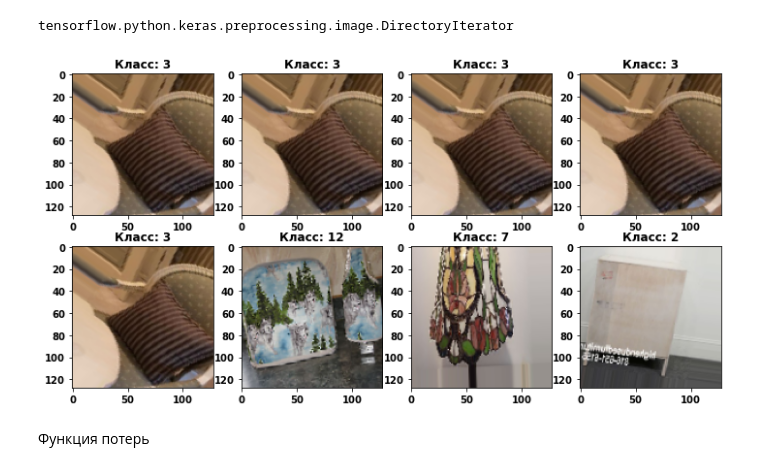
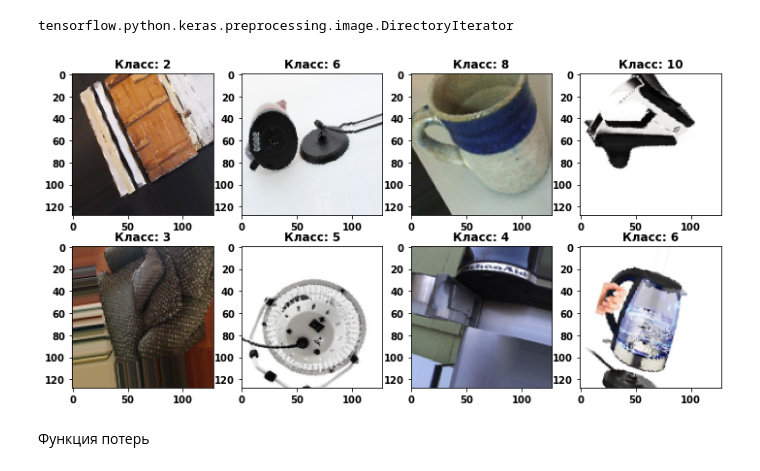
Before and after one commit to polololya/where2buyit, a Jupyter notebook: notebooks/HardTripletLoss.ipynb, the cells around one changed output. Cells and saved outputs as stored; diff of their text form; code cells hidden in the pictures.

```diff
--- a/notebooks/HardTripletLoss.ipynb
+++ b/notebooks/HardTripletLoss.ipynb
@@ -61,20 +61,22 @@ tensorflow.python.keras.preprocessing.image.DirectoryIterator
 # %%
 from matplotlib import pyplot as plt
 
 first_batch = next(iter(train))
 
 HEIGHT = 2
 WIDTH = 4
 
 fig, ax = plt.subplots(HEIGHT, WIDTH)
 fig.set_figwidth(3 * WIDTH)
 fig.set_figheight(3 * HEIGHT)
+k = 0
 for i in range(HEIGHT):
     for j in range(WIDTH):
-        ax[i, j].set_title(f'Класс: {np.argmax(first_batch[1][i * j]) + 1}')
-        ax[i, j].imshow(first_batch[0][i * j].astype(int))
+        ax[i, j].set_title(f'Класс: {np.argmax(first_batch[1][k]) + 1}')
+        ax[i, j].imshow(first_batch[0][k].astype(int))
+        k += 1
 # %% [output]
-[figure, old version]
+[figure, new version]
 # %% [markdown]
 Функция потерь
 # %%
```
Also changed, not shown: parts of 20 cells of this notebook.
